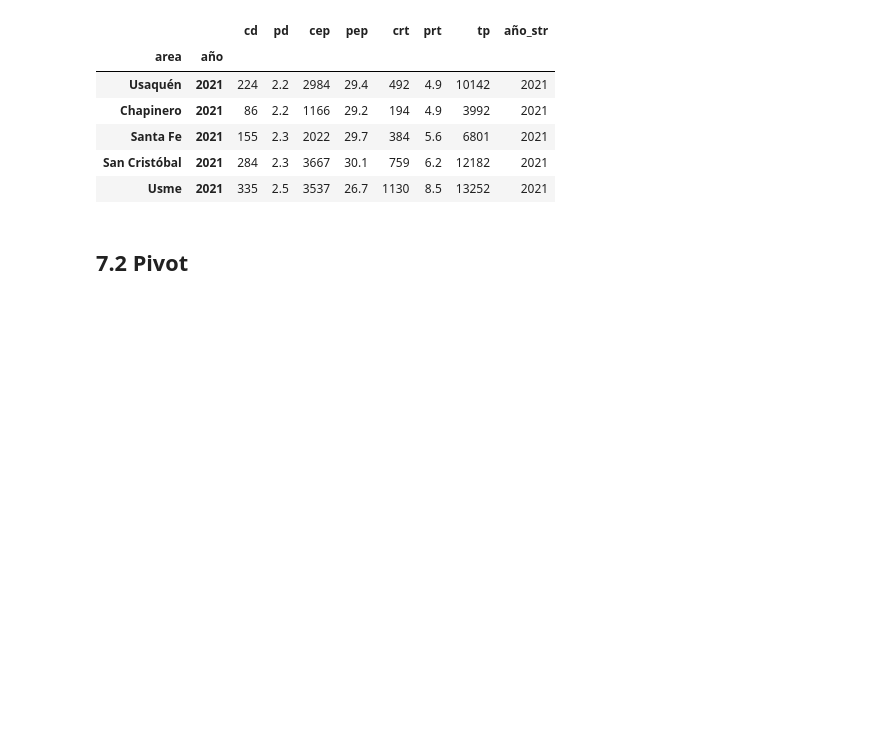
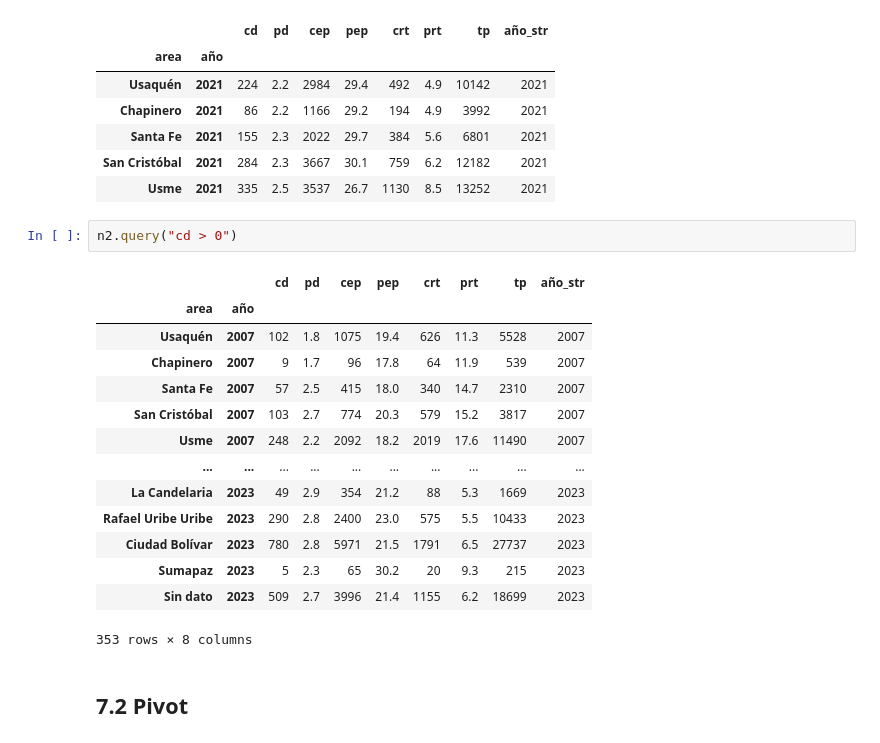
Before and after one commit to Duban1922/Dub_1922, a Jupyter notebook: pandas.ipynb, the cells around one changed output. Cells and saved outputs as stored; diff of their text form; blank space fills up the shorter version.

```diff
--- a/pandas.ipynb
+++ b/pandas.ipynb
@@ -191,6 +185,23 @@ p2021.head()
 | Santa Fe | 2021 | 155 | 2.3 | 2022 | 29.7 | 384 | 5.6 | 6801 | 2021 |
 | San Cristóbal | 2021 | 284 | 2.3 | 3667 | 30.1 | 759 | 6.2 | 12182 | 2021 |
 | Usme | 2021 | 335 | 2.5 | 3537 | 26.7 | 1130 | 8.5 | 13252 | 2021 |
+# %%
+n2.query("cd > 0")
+# %% [output]
+|  |  | cd | pd | cep | pep | crt | prt | tp | año_str |
+| area | año |  |  |  |  |  |  |  |  |
+| Usaquén | 2007 | 102 | 1.8 | 1075 | 19.4 | 626 | 11.3 | 5528 | 2007 |
+| Chapinero | 2007 | 9 | 1.7 | 96 | 17.8 | 64 | 11.9 | 539 | 2007 |
+| Santa Fe | 2007 | 57 | 2.5 | 415 | 18.0 | 340 | 14.7 | 2310 | 2007 |
+| San Cristóbal | 2007 | 103 | 2.7 | 774 | 20.3 | 579 | 15.2 | 3817 | 2007 |
+| Usme | 2007 | 248 | 2.2 | 2092 | 18.2 | 2019 | 17.6 | 11490 | 2007 |
+| ... | ... | ... | ... | ... | ... | ... | ... | ... | ... |
+| La Candelaria | 2023 | 49 | 2.9 | 354 | 21.2 | 88 | 5.3 | 1669 | 2023 |
+| Rafael Uribe Uribe | 2023 | 290 | 2.8 | 2400 | 23.0 | 575 | 5.5 | 10433 | 2023 |
+| Ciudad Bolívar | 2023 | 780 | 2.8 | 5971 | 21.5 | 1791 | 6.5 | 27737 | 2023 |
+| Sumapaz | 2023 | 5 | 2.3 | 65 | 30.2 | 20 | 9.3 | 215 | 2023 |
+| Sin dato | 2023 | 509 | 2.7 | 3996 | 21.4 | 1155 | 6.2 | 18699 | 2023 |
+353 rows × 8 columns
 # %% [markdown]
 ## 7.2 Pivot
 # %%
```
Also changed, not shown: parts of 23 cells of this notebook.
